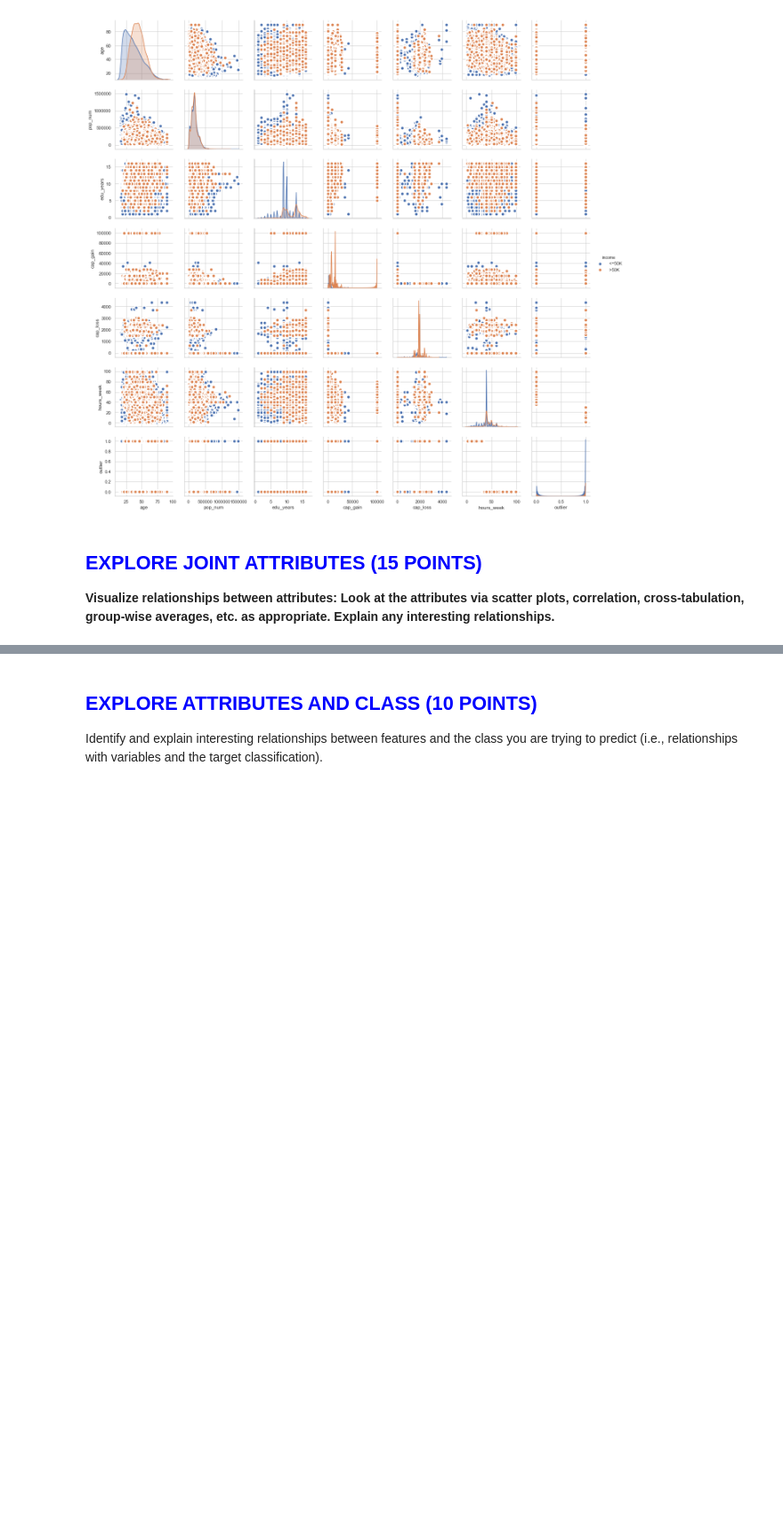
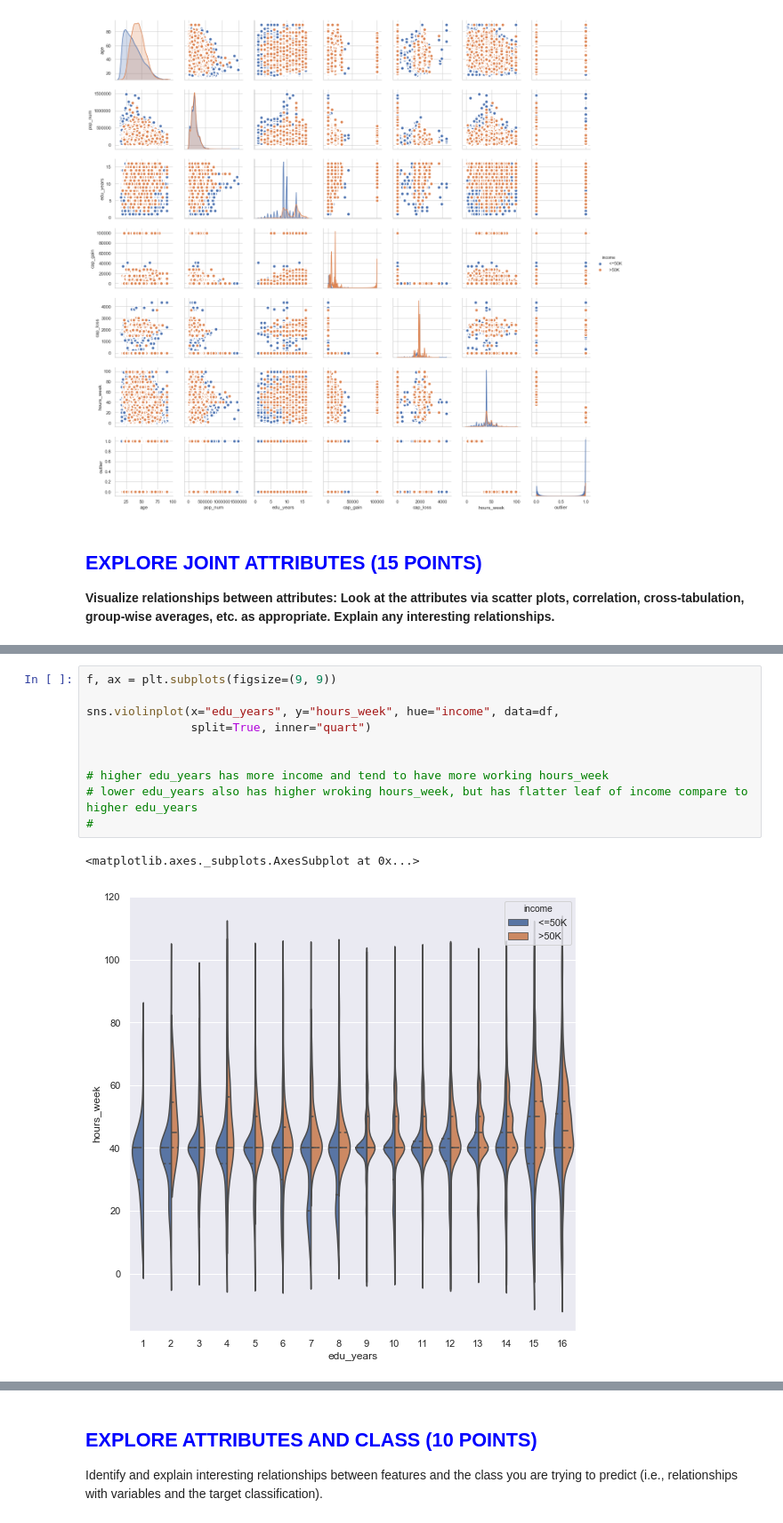
Before and after one commit to emccandlesssmu/data_mining, a Jupyter notebook: Assignment_1-MASTER.ipynb, the cells around one changed output, grey strips where cells are left out. Shown at 89% size. Drawn from its saved outputs; the diff is of its cells as text; blank space fills up the shorter version.

```diff
--- a/Assignment_1-MASTER.ipynb
+++ b/Assignment_1-MASTER.ipynb
@@ -641,0 +670,13 @@ plt.show()
+# %%
+f, ax = plt.subplots(figsize=(9, 9))
+
+sns.violinplot(x="edu_years", y="hours_week", hue="income", data=df,
+               split=True, inner="quart")
+
+
+# higher edu_years has more income and tend to have more working hours_week
+# lower edu_years also has higher wroking hours_week, but has flatter leaf of income compare to higher edu_years
+#
+# %% [output]
+<matplotlib.axes._subplots.AxesSubplot at 0x...>
+[figure, added]
```
Also changed, not shown: parts of 24 cells of this notebook.
